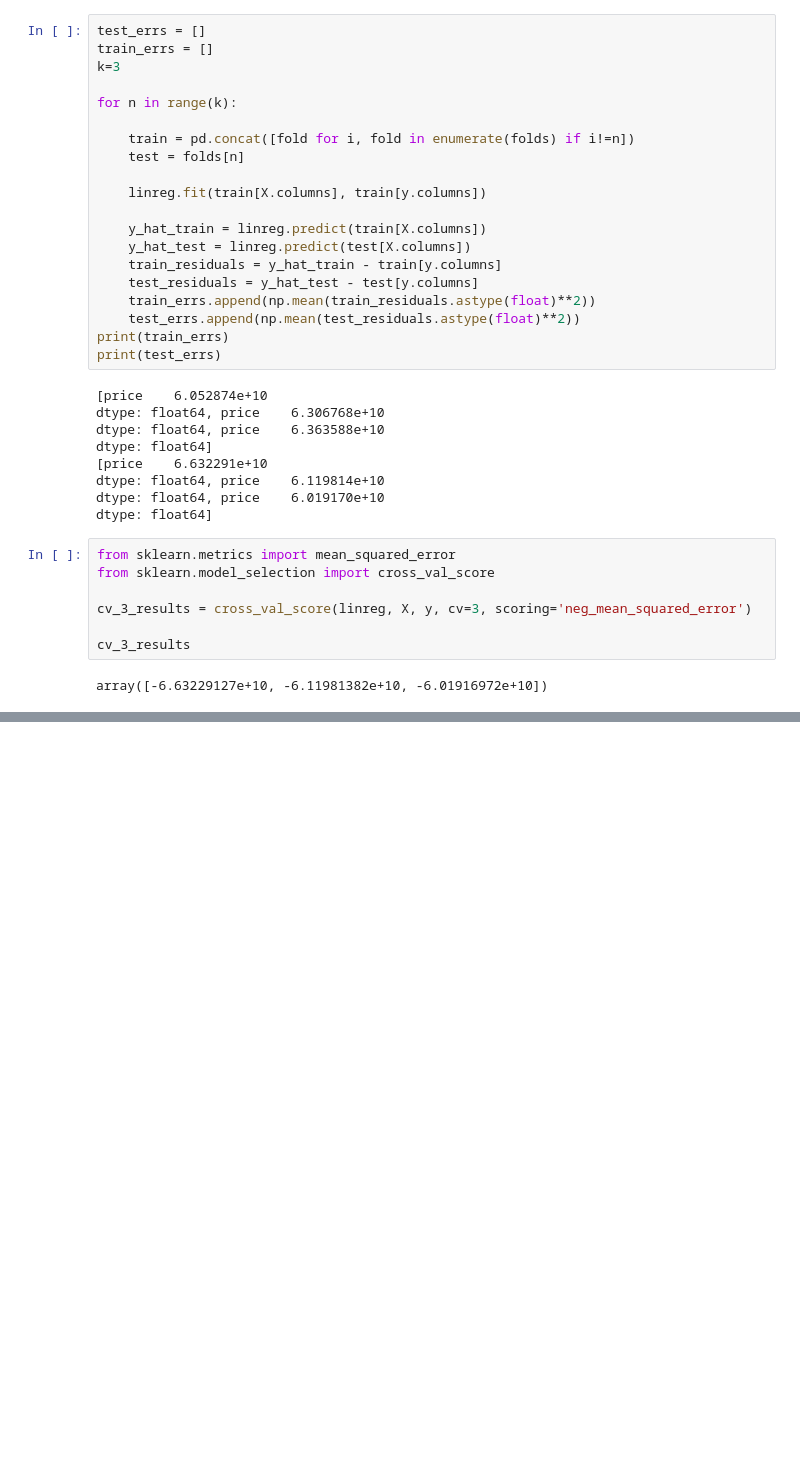
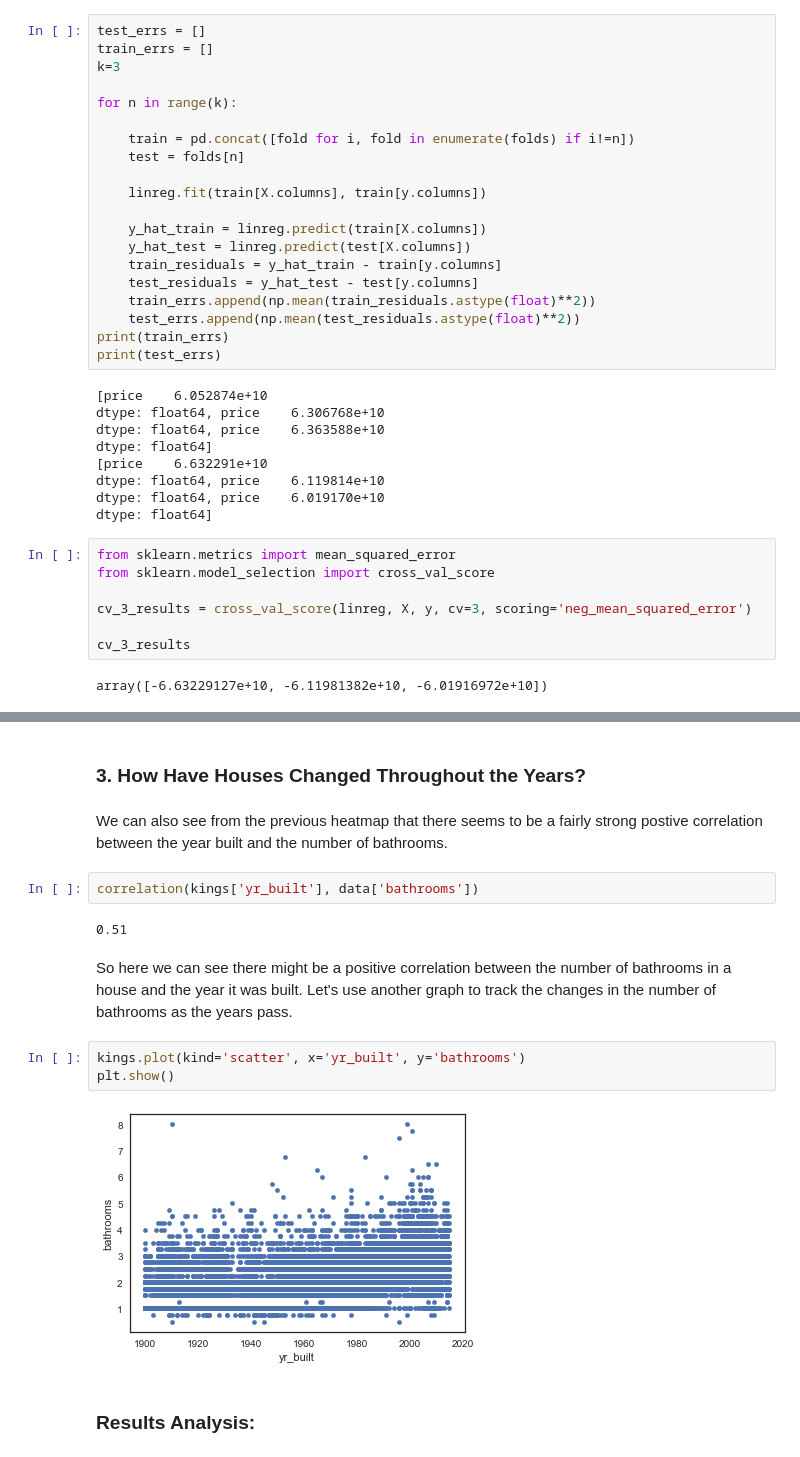
Before and after one commit to samcches/dsc-1-final-project-online-ds-sp-000, a Jupyter notebook: student.ipynb, the cells around one changed output, grey strips where cells are left out. Cells and saved outputs as stored; diff of their text form; blank space fills up the shorter version.

```diff
--- a/student.ipynb
+++ b/student.ipynb
@@ -561,0 +666,17 @@ In conclusion, although none of the data columns presented show a convincing lev
+# %% [markdown]
+### 3. How Have Houses Changed Throughout the Years?
+# %% [markdown]
+We can also see from the previous heatmap that there seems to be a fairly strong postive correlation between the year built and the number of bathrooms.
+# %%
+correlation(kings['yr_built'], data['bathrooms'])
+# %% [output]
+0.51
+# %% [markdown]
+So here we can see there  might be a positive correlation between the number of bathrooms in a house and the year it was built. Let's use another graph to track the changes in the number of bathrooms as the years pass.
+# %%
+kings.plot(kind='scatter', x='yr_built', y='bathrooms')
+plt.show()
+# %% [output]
+[figure, added]
+# %% [markdown]
+### Results Analysis:
```
Also changed, not shown: parts of 35 cells of this notebook.
